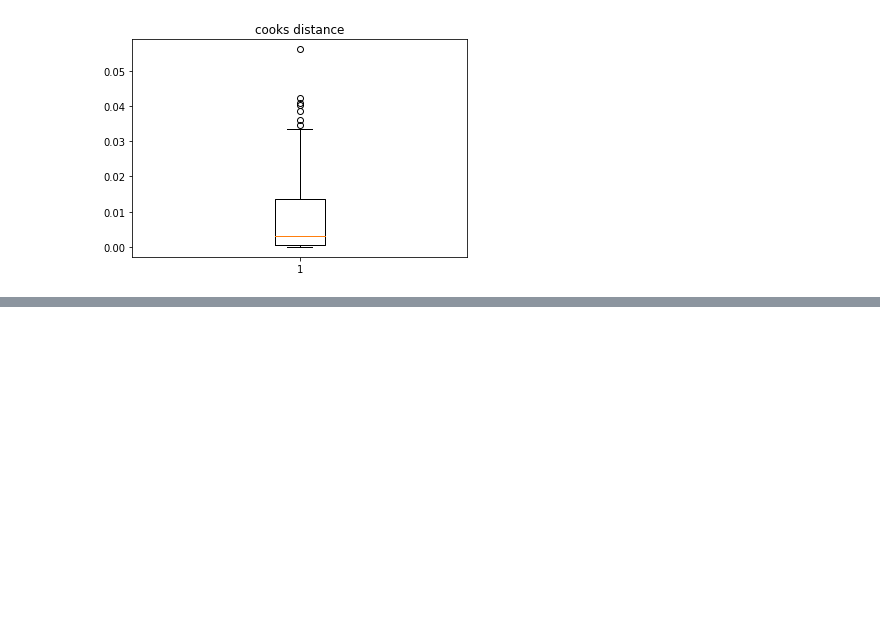
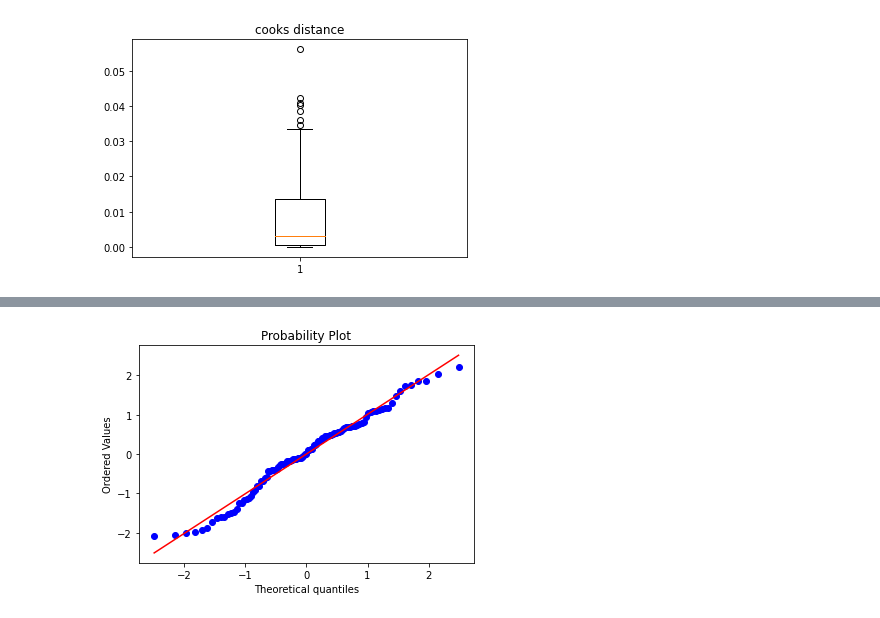
Before and after one commit to Saku052/GlobalOSMarketShare, a Jupyter notebook: GlobalOSMarketShare.ipynb, the cells around one changed output, grey strips where cells are left out. Cells and saved outputs as stored; diff of their text form; code cells hidden in the pictures; blank space fills up the shorter version.

```diff
--- a/GlobalOSMarketShare.ipynb
+++ b/GlobalOSMarketShare.ipynb
@@ -173,0 +214,6 @@ Kurtosis:             2.545        Condition No.:           24
+# %%
+#Q-Q plotから正規性を判断する
+st.probplot(filtered_df["Residuals"], dist = "norm", plot = plt)
+plt.show()
+# %% [output]
+[figure, added]
```
Also changed, not shown: parts of 26 cells of this notebook.
